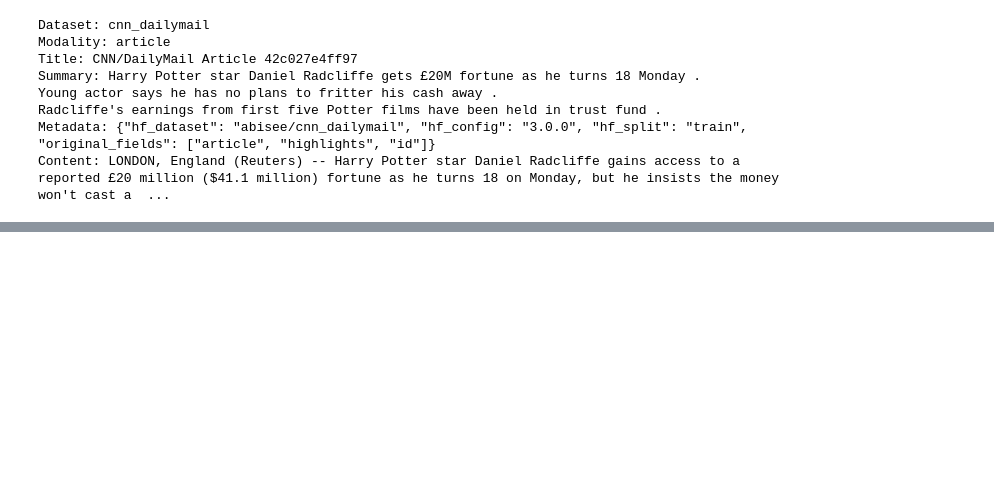
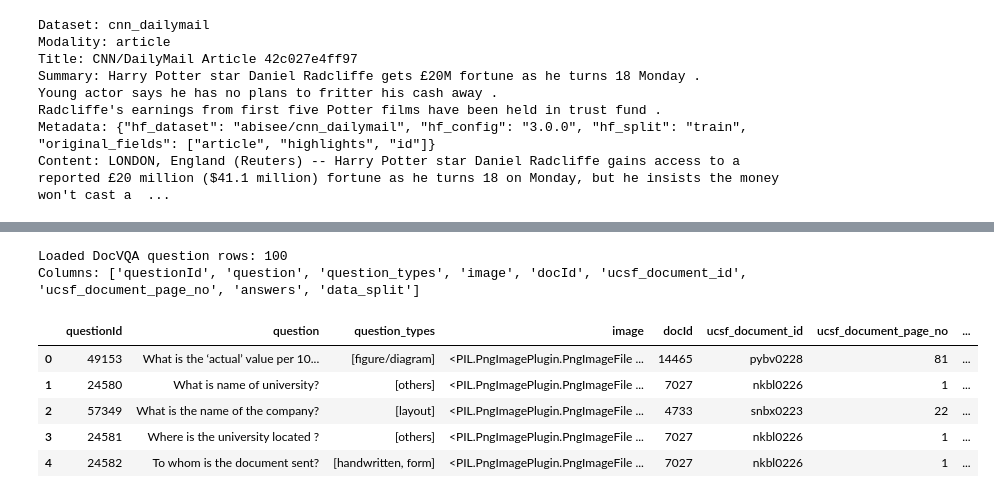
Before and after one commit to plminh-sdh/Design-and-Evaluation-of-Secure-Retrieval-Augmented-Systems-for-Large-Scale-Digital-Archives, a Jupyter notebook: Database.ipynb, the cells around one changed output, grey strips where cells are left out. Drawn from its saved outputs; the diff is of its cells as text; code cells hidden in the pictures; blank space fills up the shorter version.

```diff
--- a/Database.ipynb
+++ b/Database.ipynb
@@ -857,0 +865,48 @@ Content: Segment 0 [137.72s-149.44s]: a car is shown
+# %%
+DOCVQA_DATASET_NAME = "lmms-lab/DocVQA"
+DOCVQA_CONFIG = "DocVQA"
+DOCVQA_SPLIT = "validation"
+DOCVQA_SAMPLE_SIZE = 100
+DOCVQA_USE_STREAMING = True
+DOCVQA_ENABLE_OCR = True
+
+
+def load_docvqa_sample(
+    sample_size: int = DOCVQA_SAMPLE_SIZE,
+    split: str = DOCVQA_SPLIT,
+    config: str = DOCVQA_CONFIG,
+    streaming: bool = DOCVQA_USE_STREAMING,
+) -> pd.DataFrame:
+    """Download/read a small DocVQA sample from Hugging Face."""
+    if streaming:
+        dataset_iter = load_dataset(
+            DOCVQA_DATASET_NAME,
+            config,
+            split=split,
+            streaming=True,
+        )
+        records = list(islice(dataset_iter, sample_size))
+    else:
+        dataset = load_dataset(
+            DOCVQA_DATASET_NAME,
+            config,
+            split=f"{split}[:{sample_size}]",
+        )
+        records = list(dataset)
+
+    return pd.DataFrame(records)
+
+
+docvqa_df = load_docvqa_sample()
+print(f"Loaded DocVQA question rows: {len(docvqa_df):,}")
+print(f"Columns: {list(docvqa_df.columns)}")
+docvqa_df.head()
+# %% [output]
+Loaded DocVQA question rows: 100
+Columns: ['questionId', 'question', 'question_types', 'image', 'docId', 'ucsf_document_id', 'ucsf_document_page_no', 'answers', 'data_split']
+|  | questionId | question | question_types | image | docId | ucsf_document_id | ucsf_document_page_no | ... |
+| 0 | 49153 | What is the ‘actual’ value per 10... | [figure/diagram] | <PIL.PngImagePlugin.PngImageFile ... | 14465 | pybv0228 | 81 | ... |
+| 1 | 24580 | What is name of university? | [others] | <PIL.PngImagePlugin.PngImageFile ... | 7027 | nkbl0226 | 1 | ... |
+| 2 | 57349 | What is the name of the company? | [layout] | <PIL.PngImagePlugin.PngImageFile ... | 4733 | snbx0223 | 22 | ... |
+| 3 | 24581 | Where is the university located ? | [others] | <PIL.PngImagePlugin.PngImageFile ... | 7027 | nkbl0226 | 1 | ... |
+| 4 | 24582 | To whom is the document sent? | [handwritten, form] | <PIL.PngImagePlugin.PngImageFile ... | 7027 | nkbl0226 | 1 | ... |
```
Also changed, not shown: parts of 20 cells of this notebook, 1 other file.
